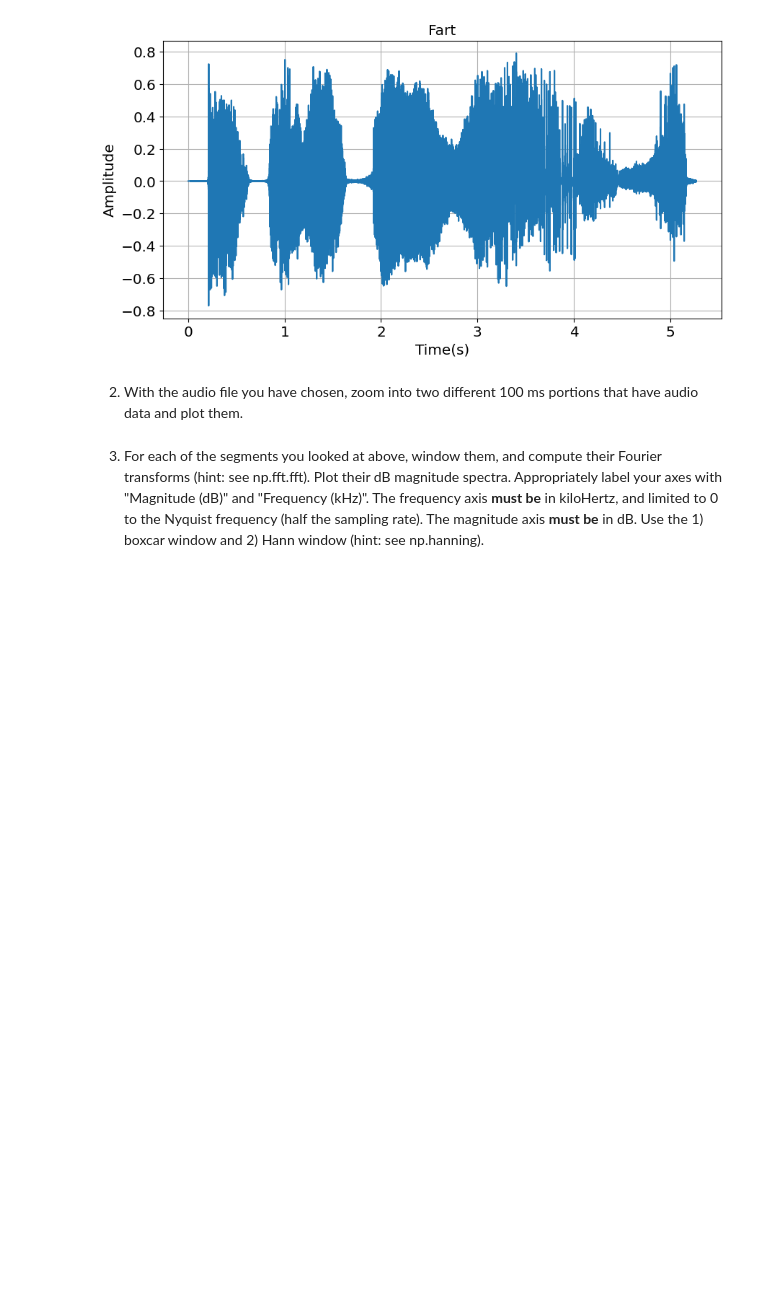
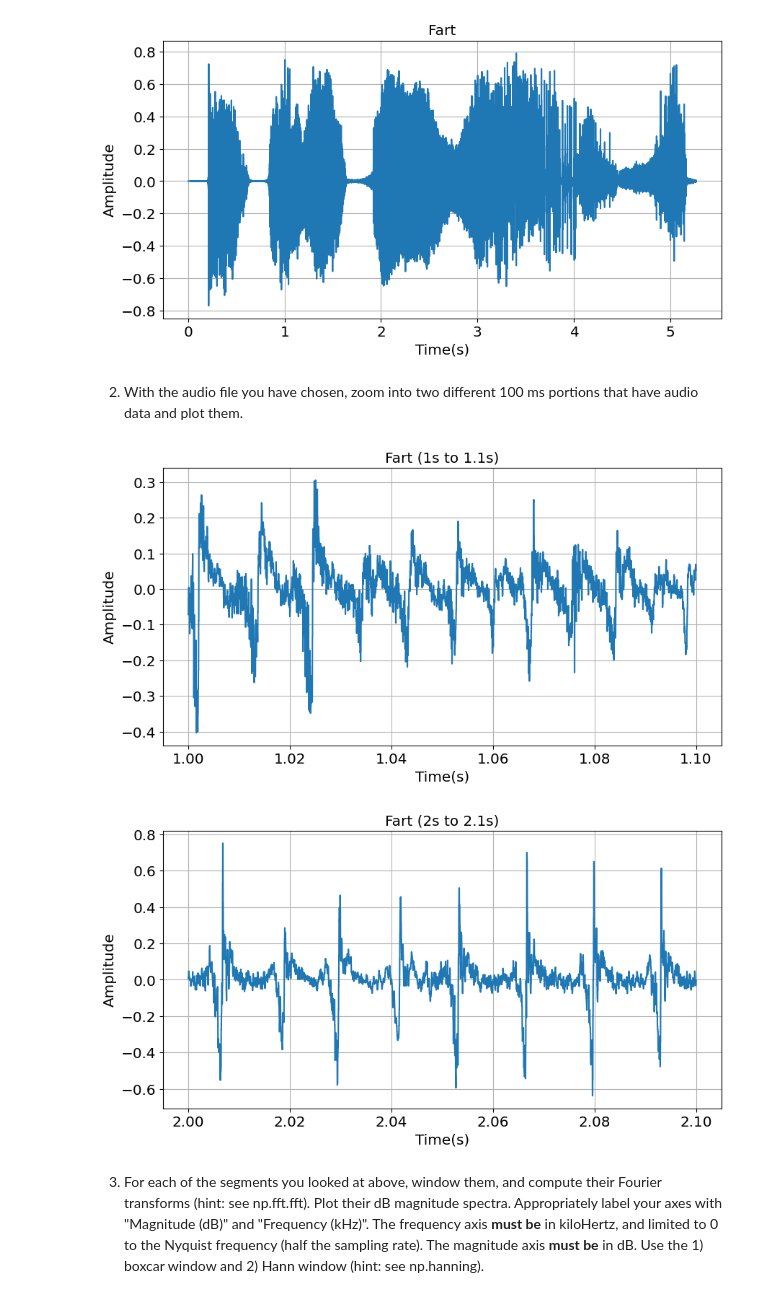
Before and after one commit to Charles0510/musicInformatics-DT2470, a Jupyter notebook: Lab/Lab1/DT2470_lab01-1.ipynb, the cells around one changed output. Drawn from its saved outputs; the diff is of its cells as text; code cells hidden in the pictures; blank space fills up the shorter version.

```diff
--- a/Lab/Lab1/DT2470_lab01-1.ipynb
+++ b/Lab/Lab1/DT2470_lab01-1.ipynb
@@ -79,2 +83,46 @@ plt.show()
+# %%
+# add your code below
+sample_rate = wav_audio.frame_rate
+
+# zoom from 1(s) to 1.1(s)
+# Segment the audio
+segment_duration = 0.1  # Duration of the segment in s
+segment_start = 1
+start_sample = int(sample_rate * segment_start)
+end_sample = int(sample_rate * (segment_start + segment_duration))
+segment = samples[start_sample:end_sample]
+
+# generate time axis
+time_axis = np.linspace(segment_start, segment_start + segment_duration, len(segment))
+
+# plot the first segment
+plt.plot(time_axis, segment)
+plt.title('Fart (1s to 1.1s)')
+plt.xlabel('Time(s)')
+plt.ylabel('Amplitude')
+plt.grid(True)
+plt.show()
+
+# zoom from 2(s) to 2.1(s)
+# Segment the audio
+segment_duration = 0.1  # Duration of the segment in s
+segment_start = 2
+start_sample = int(sample_rate * segment_start)
+end_sample = int(sample_rate * (segment_start + segment_duration))
+segment = samples[start_sample:end_sample]
+
+# generate time axis
+time_axis = np.linspace(segment_start, segment_start + segment_duration, len(segment))
+
+# plot the first segment
+plt.plot(time_axis, segment)
+plt.title('Fart (2s to 2.1s)')
+plt.xlabel('Time(s)')
+plt.ylabel('Amplitude')
+plt.grid(True)
+plt.show()
+# %% [output]
+[figure, added]
+[figure, added]
 # %% [markdown]
 3. For each of the segments you looked at above, window them, and compute their Fourier transforms (hint: see np.fft.fft). Plot their dB magnitude spectra. Appropriately label your axes with "Magnitude (dB)" and "Frequency (kHz)". The frequency axis **must be** in kiloHertz, and limited to 0 to the Nyquist frequency (half the sampling rate). The magnitude axis **must be** in dB. Use the 1) boxcar window and 2) Hann window (hint: see np.hanning).
```
Also changed, not shown: parts of 9 cells of this notebook.
